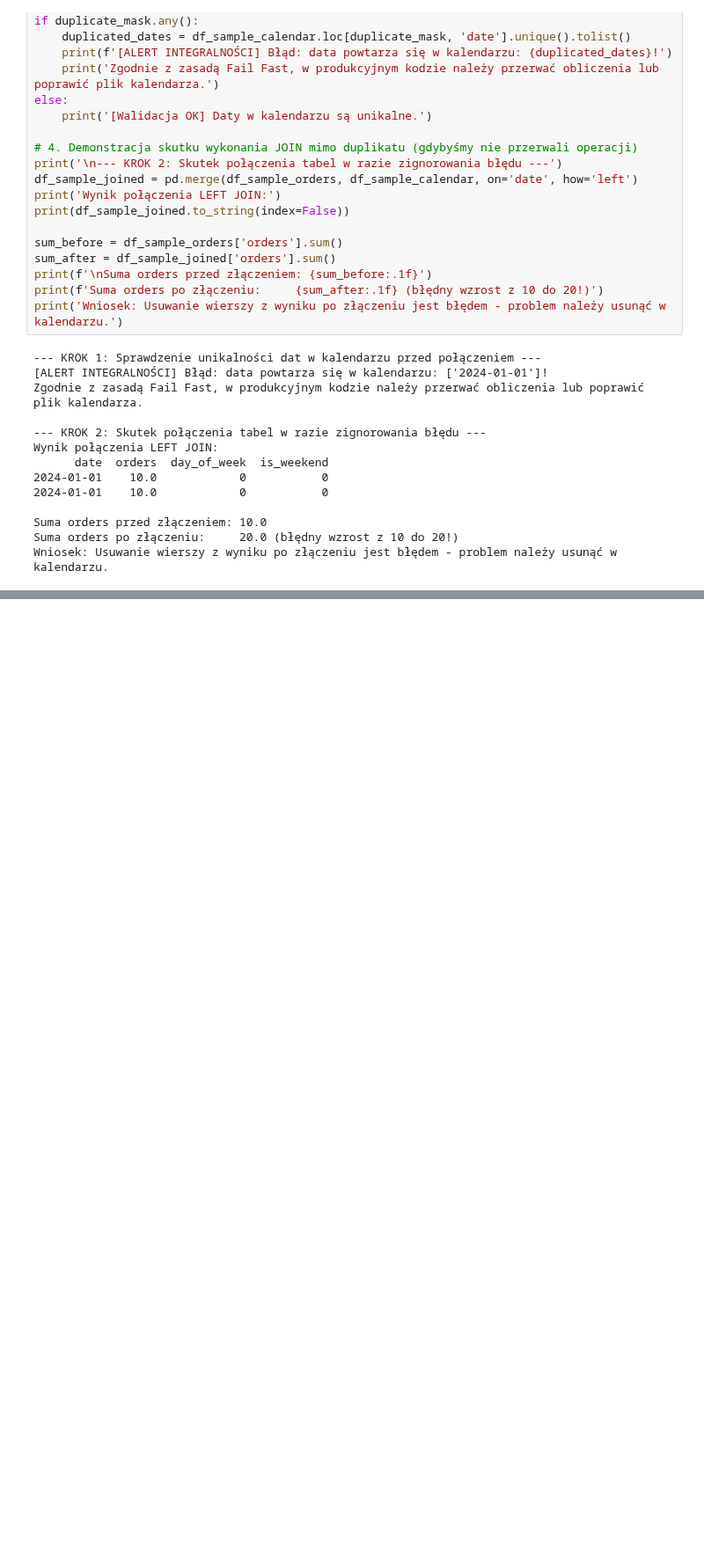
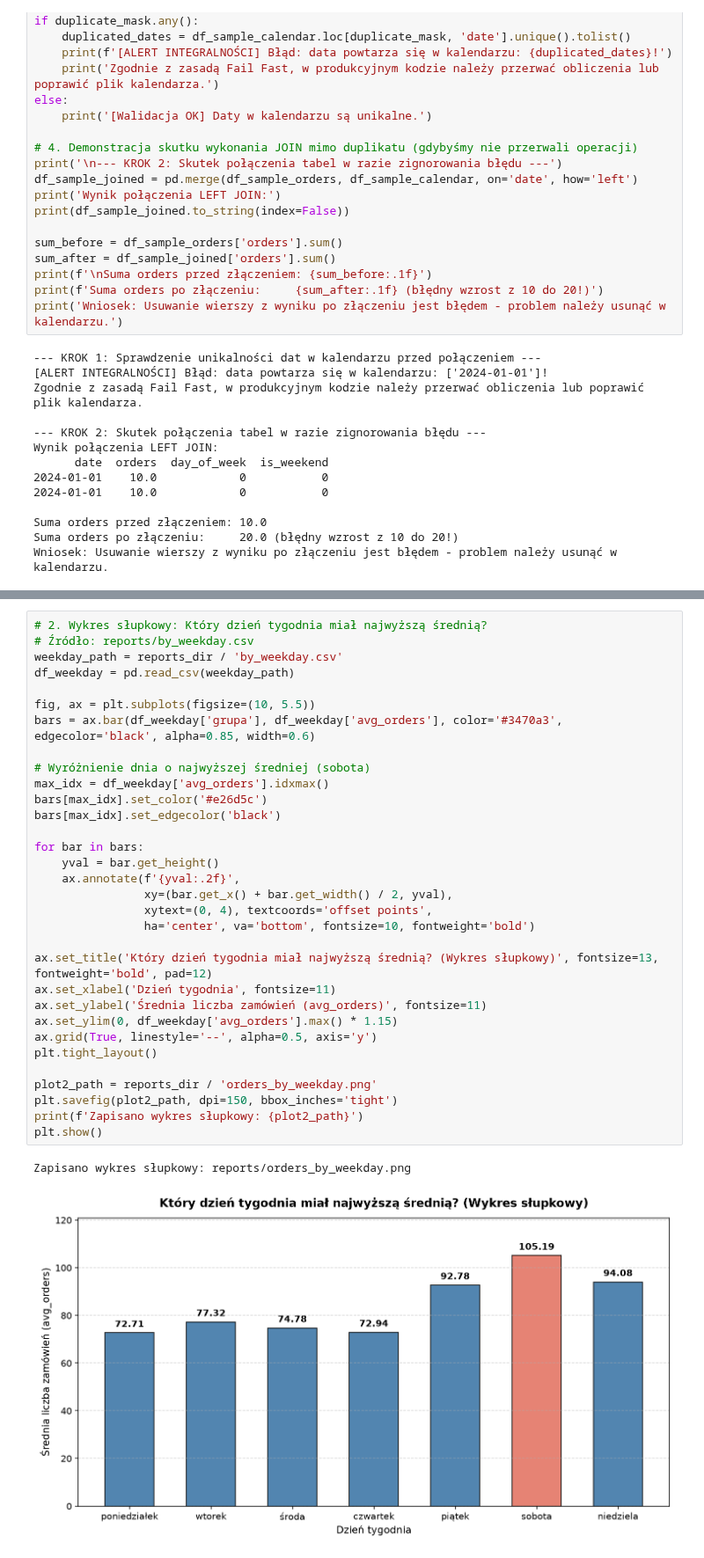
Before and after one commit to jakubszymura28-cyber/praktyki-dane, a Jupyter notebook: notebooks/02_analysis.ipynb, the cells around one changed output, grey strips where cells are left out. Shown at 88% size. Drawn from its saved outputs; the diff is of its cells as text; blank space fills up the shorter version.

```diff
--- a/notebooks/02_analysis.ipynb
+++ b/notebooks/02_analysis.ipynb
@@ -416,0 +450,35 @@ Wniosek: Usuwanie wierszy z wyniku po złączeniu jest błędem - problem należ
+# %%
+# 2. Wykres słupkowy: Który dzień tygodnia miał najwyższą średnią?
+# Źródło: reports/by_weekday.csv
+weekday_path = reports_dir / 'by_weekday.csv'
+df_weekday = pd.read_csv(weekday_path)
+
+fig, ax = plt.subplots(figsize=(10, 5.5))
+bars = ax.bar(df_weekday['grupa'], df_weekday['avg_orders'], color='#3470a3', edgecolor='black', alpha=0.85, width=0.6)
+
+# Wyróżnienie dnia o najwyższej średniej (sobota)
+max_idx = df_weekday['avg_orders'].idxmax()
+bars[max_idx].set_color('#e26d5c')
+bars[max_idx].set_edgecolor('black')
+
+for bar in bars:
+    yval = bar.get_height()
+    ax.annotate(f'{yval:.2f}',
+                xy=(bar.get_x() + bar.get_width() / 2, yval),
+                xytext=(0, 4), textcoords='offset points',
+                ha='center', va='bottom', fontsize=10, fontweight='bold')
+
+ax.set_title('Który dzień tygodnia miał najwyższą średnią? (Wykres słupkowy)', fontsize=13, fontweight='bold', pad=12)
+ax.set_xlabel('Dzień tygodnia', fontsize=11)
+ax.set_ylabel('Średnia liczba zamówień (avg_orders)', fontsize=11)
+ax.set_ylim(0, df_weekday['avg_orders'].max() * 1.15)
+ax.grid(True, linestyle='--', alpha=0.5, axis='y')
+plt.tight_layout()
+
+plot2_path = reports_dir / 'orders_by_weekday.png'
+plt.savefig(plot2_path, dpi=150, bbox_inches='tight')
+print(f'Zapisano wykres słupkowy: {plot2_path}')
+plt.show()
+# %% [output]
+Zapisano wykres słupkowy: reports/orders_by_weekday.png
+[figure, added]
```
Also changed, not shown: parts of 25 cells of this notebook, 5 other files.
